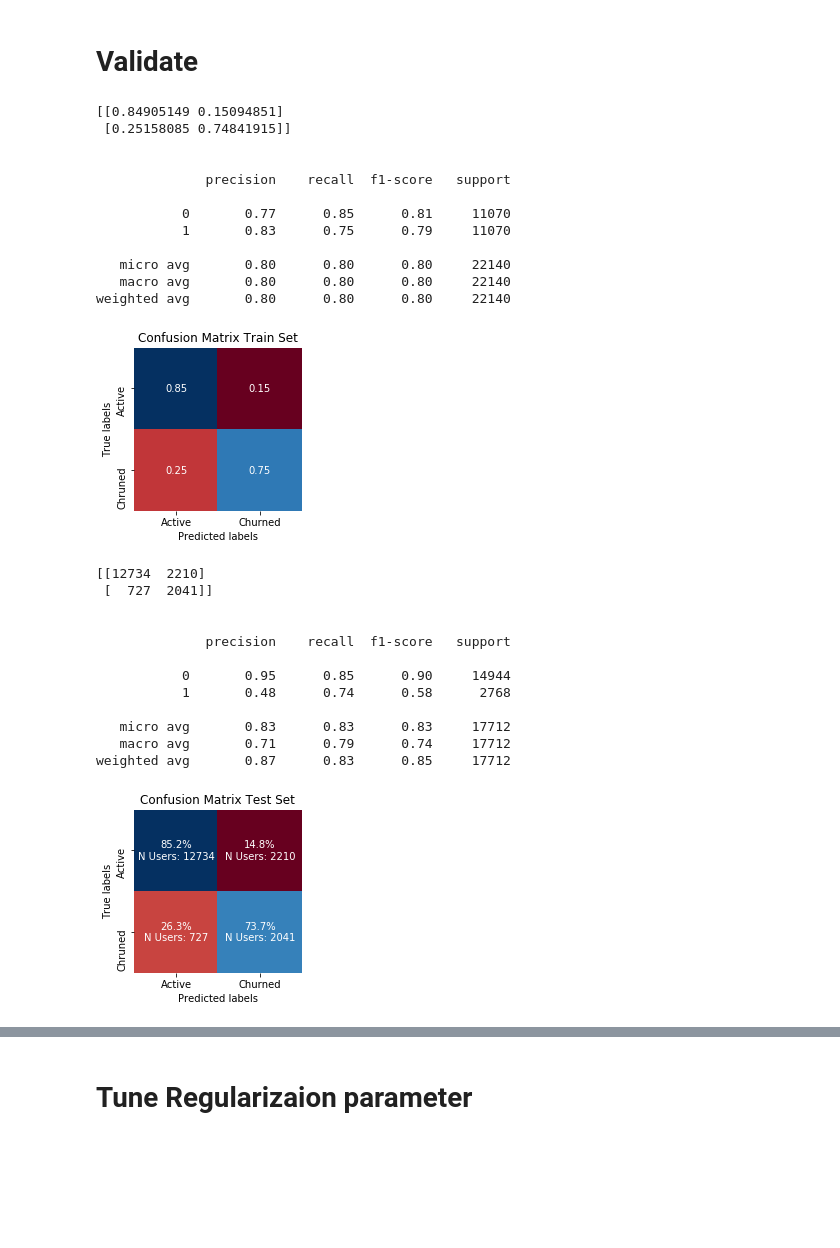
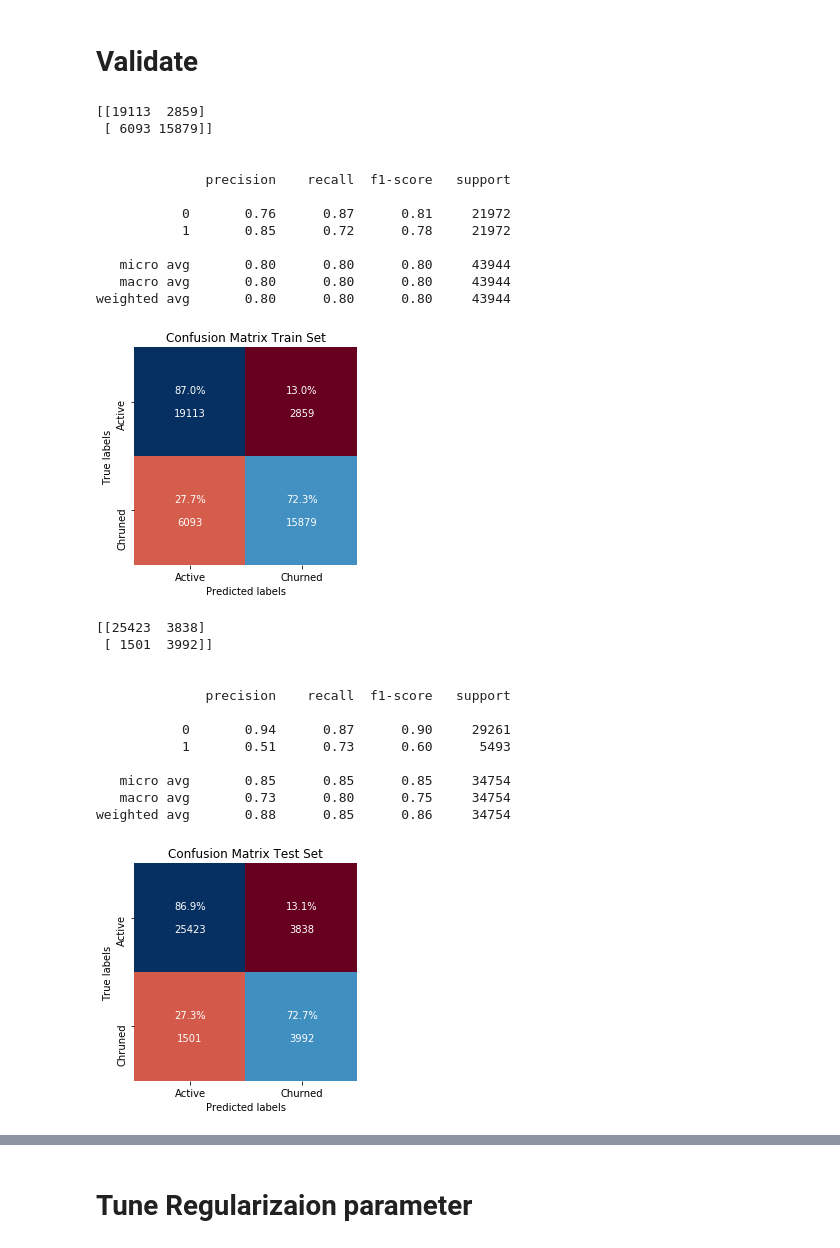
Before and after one commit to chmartin/SteamCommunity, a Jupyter notebook: Logistic_Regression_Profile_Info_Clean_v3.ipynb, the cells around one changed output, grey strips where cells are left out. Saved outputs shown, nothing was run; the diff lists cells and outputs as text; code cells hidden in the pictures; blank space fills up the shorter version.

```diff
--- a/Logistic_Regression_Profile_Info_Clean_v3.ipynb
+++ b/Logistic_Regression_Profile_Info_Clean_v3.ipynb
@@ -98,0 +367,5 @@ df_full_prof = df_friends_temp
+# %%
+import math as math
+
+df_full_prof['appid_count_noZero'].fillna(math.floor(df_full_prof['appid_count_noZero'].mean()),inplace=True)
+df_full_prof['num_Zero_games'].fillna(math.floor(df_full_prof['num_Zero_games'].mean()),inplace=True)
@@ -99,3 +392,5 @@ df_full_prof = df_friends_temp
+# %%
+df_full_prof=df_full_prof.fillna(df_full_prof.mean())
 # %%
 df_churned = df_full_prof[df_full_prof['isChurned'] == 1]
 # %%
@@ -112,8 +417,8 @@ df_train = pd.concat([df_active_train,df_churned_train])
 # %%
 df_test = pd.concat([df_active_test,df_churned_test])
 # %%
-X_train = df_train.drop(['steamid','isPublic','isFriendsOnly','isPrivate','inClan','appid_count','playtime_forever_mean','lastlogoff','isChurned','appid_max','commentpermission_friends_mean','appid_count_friends_mean','friends_fav_appid','playtime_forever_mean_friends_mean','isChurned_friends_mean'],axis='columns')
-X_test = df_test.drop(['steamid','isPublic','isFriendsOnly','isPrivate','inClan','appid_count','playtime_forever_mean','lastlogoff','isChurned','appid_max','commentpermission_friends_mean','appid_count_friends_mean','friends_fav_appid','playtime_forever_mean_friends_mean','isChurned_friends_mean'],axis='columns')
+X_train = df_train.drop(['steamid','lastlogoff','isChurned','isChurned_friends_mean','playtime_forever_max','playtime_forever_sum_friends_mean','costom_avatar_friends_mean','appid_count_friends_mean'],axis='columns')
+X_test = df_test.drop(['steamid','lastlogoff','isChurned','isChurned_friends_mean','playtime_forever_max','playtime_forever_sum_friends_mean','costom_avatar_friends_mean','appid_count_friends_mean'],axis='columns')
 y_train = df_train['isChurned']
 y_test = df_test['isChurned']
 # %%
@@ -148,12 +451,19 @@ LogisticRegression(C=0.1, class_weight=None, dual=False, fit_intercept=True,
 # Validate
 # %%
 from sklearn.metrics import confusion_matrix, classification_report
-axis = plt.figure(figsize=(3,3))
+axis = plt.figure(figsize=(4,4))
 log_pred = log_model.predict(X_train_scaled)
 cm = confusion_matrix(y_train,log_pred)
-cm = cm.astype('float64') / cm.sum(axis=1)[:, np.newaxis]
+cm_perc = cm.astype('float64') / cm.sum(axis=1)[:, np.newaxis]
+annot = np.empty_like(cm).astype(str)
+nrows, ncols = cm.shape
+for i in range(nrows):
+    for j in range(ncols):
+        c = cm[i, j]
+        p = cm_perc[i, j]
+        annot[i, j] = '%.1f%%\n\n%d' % (p*100, c)
 ax = plt.subplot()
-sns.heatmap(cm, annot=True, fmt='0.2f',ax = ax,cmap='RdBu',cbar=False)
+sns.heatmap(cm_perc, annot=annot, fmt='',ax = ax,cmap='RdBu',cbar=False)
 ax.set_xlabel('Predicted labels')
 ax.set_ylabel('True labels')
 ax.set_title('Confusion Matrix Train Set')
@@ -163,55 +473,55 @@ print(cm)
 print('\n')
 print(classification_report(y_train,log_pred))
 # %% [output]
-[[0.84905149 0.15094851]
- [0.25158085 0.74841915]]
+[[19113  2859]
+ [ 6093 15879]]
 
 
               precision    recall  f1-score   support
 
-           0       0.77      0.85      0.81     11070
-           1       0.83      0.75      0.79     11070
+           0       0.76      0.87      0.81     21972
+           1       0.85      0.72      0.78     21972
 
-   micro avg       0.80      0.80      0.80     22140
-   macro avg       0.80      0.80      0.80     22140
-weighted avg       0.80      0.80      0.80     22140
+   micro avg       0.80      0.80      0.80     43944
+   macro avg       0.80      0.80      0.80     43944
+weighted avg       0.80      0.80      0.80     43944
-[figure, old version]
+[figure, new version]
 # %%
-axis = plt.figure(figsize=(3,3))
+axis = plt.figure(figsize=(4,4))
 log_pred = log_model.predict(X_test_scaled)
 cm = confusion_matrix(y_test,log_pred)
 cm_perc = cm.astype('float64') / cm.sum(axis=1)[:, np.newaxis]
 annot = np.empty_like(cm).astype(str)
 nrows, ncols = cm.shape
 for i in range(nrows):
     for j in range(ncols):
         c = cm[i, j]
         p = cm_perc[i, j]
-        annot[i, j] = '%.1f%%\nN Users: %d' % (p*100, c)
+        annot[i, j] = '%.1f%%\n\n%d' % (p*100, c)
 ax = plt.subplot()
 sns.heatmap(cm_perc, annot=annot, fmt='',ax = ax,cmap='RdBu',cbar=False)
 ax.set_xlabel('Predicted labels')
 ax.set_ylabel('True labels')
 ax.set_title('Confusion Matrix Test Set')
 ax.xaxis.set_ticklabels(['Active', 'Churned'])
 ax.yaxis.set_ticklabels(['Active', 'Chruned'])
 print(cm)
 print('\n')
 print(classification_report(y_test,log_pred))
 # %% [output]
-[[12734  2210]
- [  727  2041]]
+[[25423  3838]
+ [ 1501  3992]]
 
 
               precision    recall  f1-score   support
 
-           0       0.95      0.85      0.90     14944
-           1       0.48      0.74      0.58      2768
+           0       0.94      0.87      0.90     29261
+           1       0.51      0.73      0.60      5493
 
-   micro avg       0.83      0.83      0.83     17712
-   macro avg       0.71      0.79      0.74     17712
-weighted avg       0.87      0.83      0.85     17712
+   micro avg       0.85      0.85      0.85     34754
+   macro avg       0.73      0.80      0.75     34754
+weighted avg       0.88      0.85      0.86     34754
-[figure, old version]
+[figure, new version]
 # %%
 df_train['Prob_Churn'] = log_model.predict_proba(X_train_scaled)[:,1]
 df_test['Prob_Churn'] = log_model.predict_proba(X_test_scaled)[:,1]
```
Also changed, not shown: parts of 128 cells of this notebook, 7 other files.
